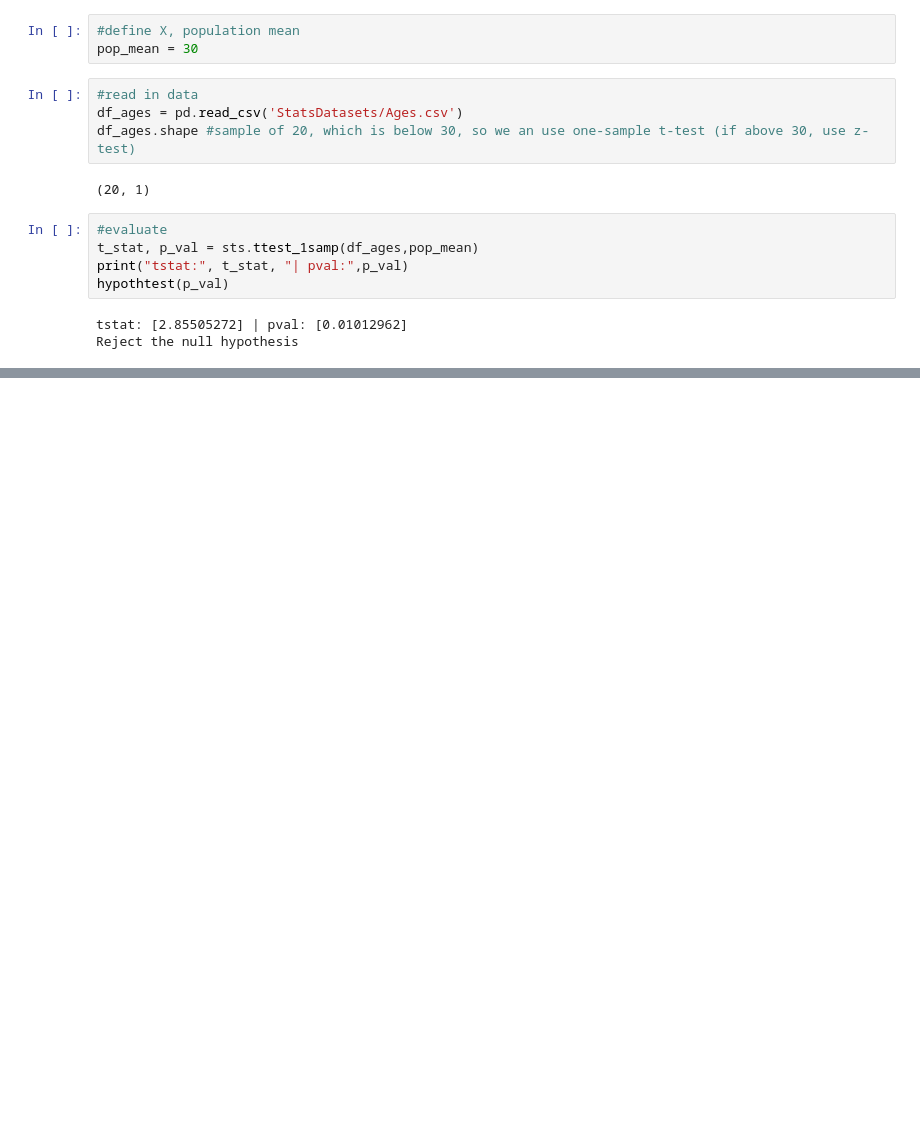
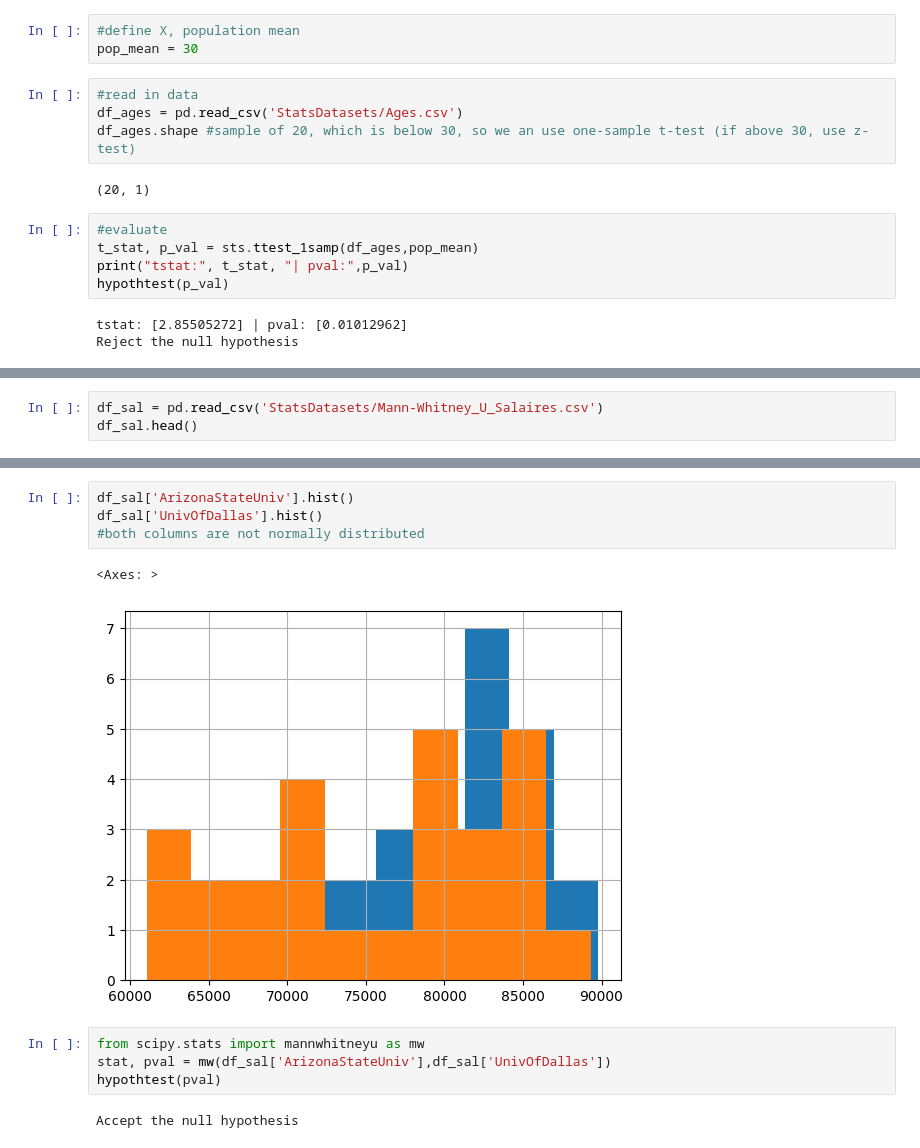
Before and after one commit to chai923/AIML, a Jupyter notebook: 240218-AIML-lecture_stattesting.ipynb, the cells around one changed output, grey strips where cells are left out. Saved outputs shown, nothing was run; the diff lists cells and outputs as text; blank space fills up the shorter version.

```diff
--- a/240218-AIML-lecture_stattesting.ipynb
+++ b/240218-AIML-lecture_stattesting.ipynb
@@ -150,0 +350,3 @@ Reject the null hypothesis
+# %%
+df_sal = pd.read_csv('StatsDatasets/Mann-Whitney_U_Salaires.csv')
+df_sal.head()
@@ -150,0 +360,13 @@ Reject the null hypothesis
+# %%
+df_sal['ArizonaStateUniv'].hist()
+df_sal['UnivOfDallas'].hist()
+#both columns are not normally distributed
+# %% [output]
+<Axes: >
+[figure, added]
+# %%
+from scipy.stats import mannwhitneyu as mw
+stat, pval = mw(df_sal['ArizonaStateUniv'],df_sal['UnivOfDallas'])
+hypothtest(pval)
+# %% [output]
+Accept the null hypothesis
```
Also changed, not shown: parts of 31 cells of this notebook, 3 other files.
